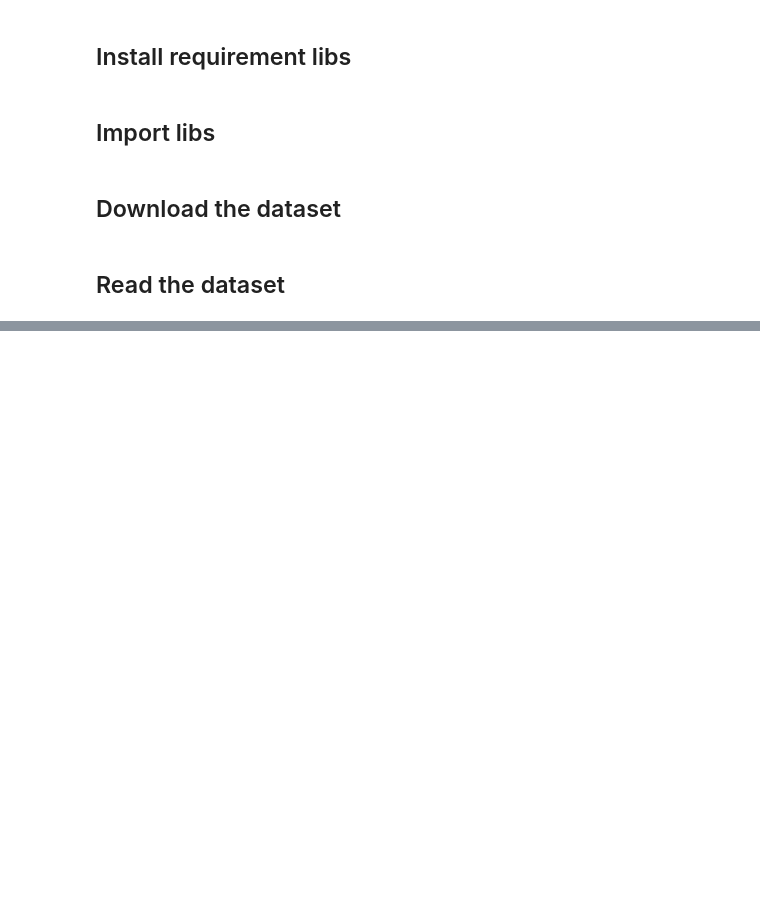
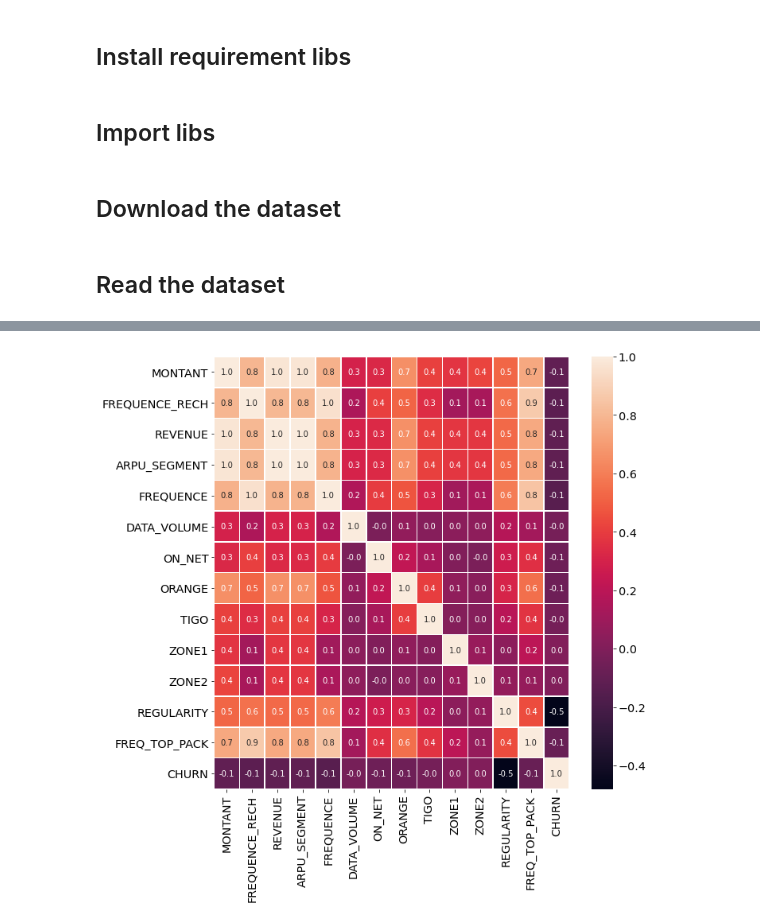
Before and after one commit to Ilyabasharov/Expresso-Churn-Prediction, a Jupyter notebook: notebooks/main.ipynb, the cells around one changed output, grey strips where cells are left out. Saved outputs shown, nothing was run; the diff lists cells and outputs as text; code cells hidden in the pictures; blank space fills up the shorter version.

```diff
--- a/notebooks/main.ipynb
+++ b/notebooks/main.ipynb
@@ -44,0 +176,11 @@ train_df.head()
+# %%
+# plot the corellation map on train set
+
+sns.heatmap(
+    data=data['Train'].corr(),
+    annot=True,
+    linewidth=0.5,
+    fmt='.1f',
+);
+# %% [output]
+[figure, added]
```
Also changed, not shown: parts of 48 cells of this notebook.
